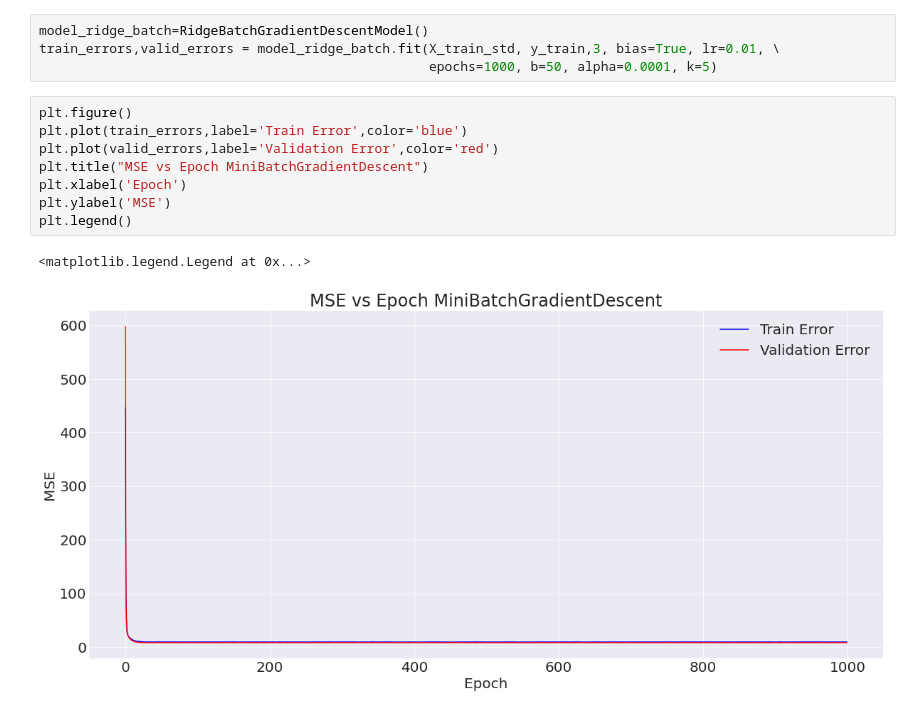
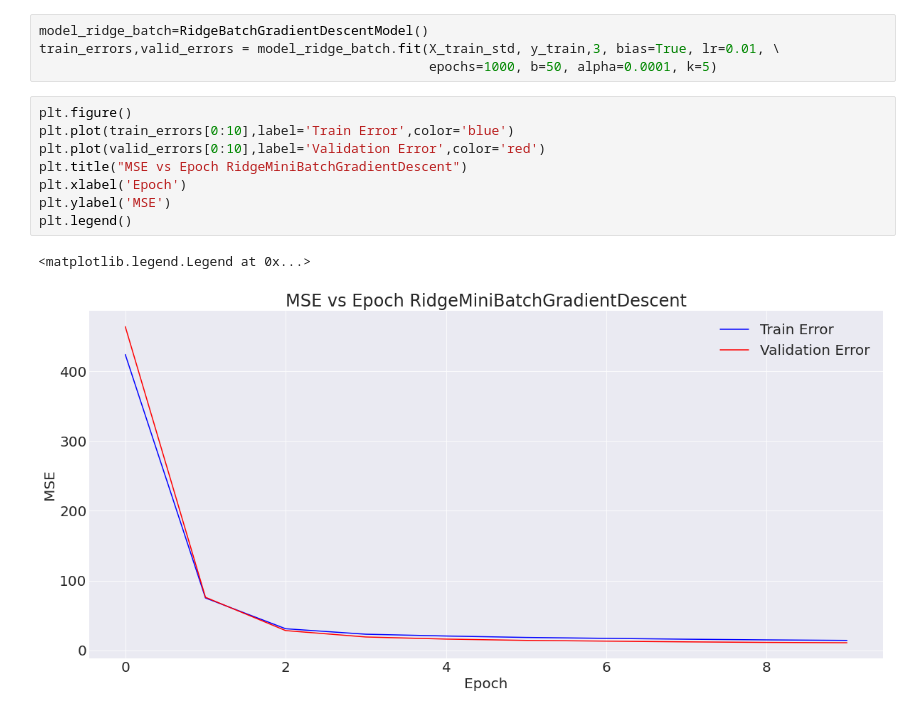
Before and after one commit to maxit1992/CEIA_IIA, a Jupyter notebook: Clase8Scripts/Examen/Examen_Maximiliano_Torti.ipynb, the cells around one changed output. Cells and saved outputs as stored; diff of their text form.

```diff
--- a/Clase8Scripts/Examen/Examen_Maximiliano_Torti.ipynb
+++ b/Clase8Scripts/Examen/Examen_Maximiliano_Torti.ipynb
@@ -576,15 +577,15 @@ train_errors,valid_errors = model_ridge_batch.fit(X_train_std, y_train,3, bias=T
                                                   epochs=1000, b=50, alpha=0.0001, k=5)
 # %%
 plt.figure()
-plt.plot(train_errors,label='Train Error',color='blue')
-plt.plot(valid_errors,label='Validation Error',color='red')
-plt.title("MSE vs Epoch MiniBatchGradientDescent")
+plt.plot(train_errors[0:10],label='Train Error',color='blue')
+plt.plot(valid_errors[0:10],label='Validation Error',color='red')
+plt.title("MSE vs Epoch RidgeMiniBatchGradientDescent")
 plt.xlabel('Epoch')
 plt.ylabel('MSE')
 plt.legend()
 # %% [output]
 <matplotlib.legend.Legend at 0x...>
-[figure, old version]
+[figure, new version]
 # %%
 print('Last Train error: ',train_errors[-1])
 print('Last Validation error: ',valid_errors[-1])
```
Also changed, not shown: parts of 18 cells of this notebook.
